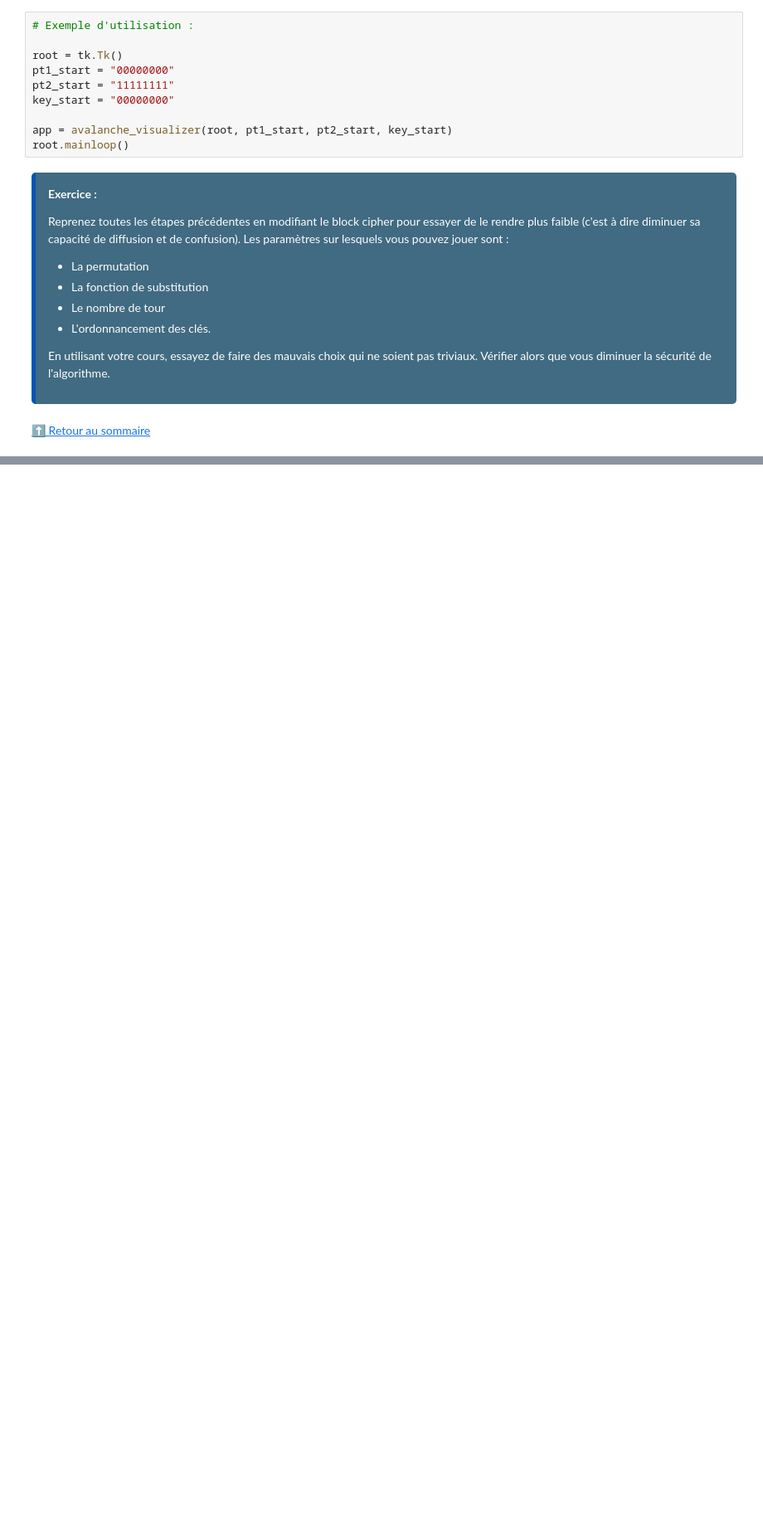
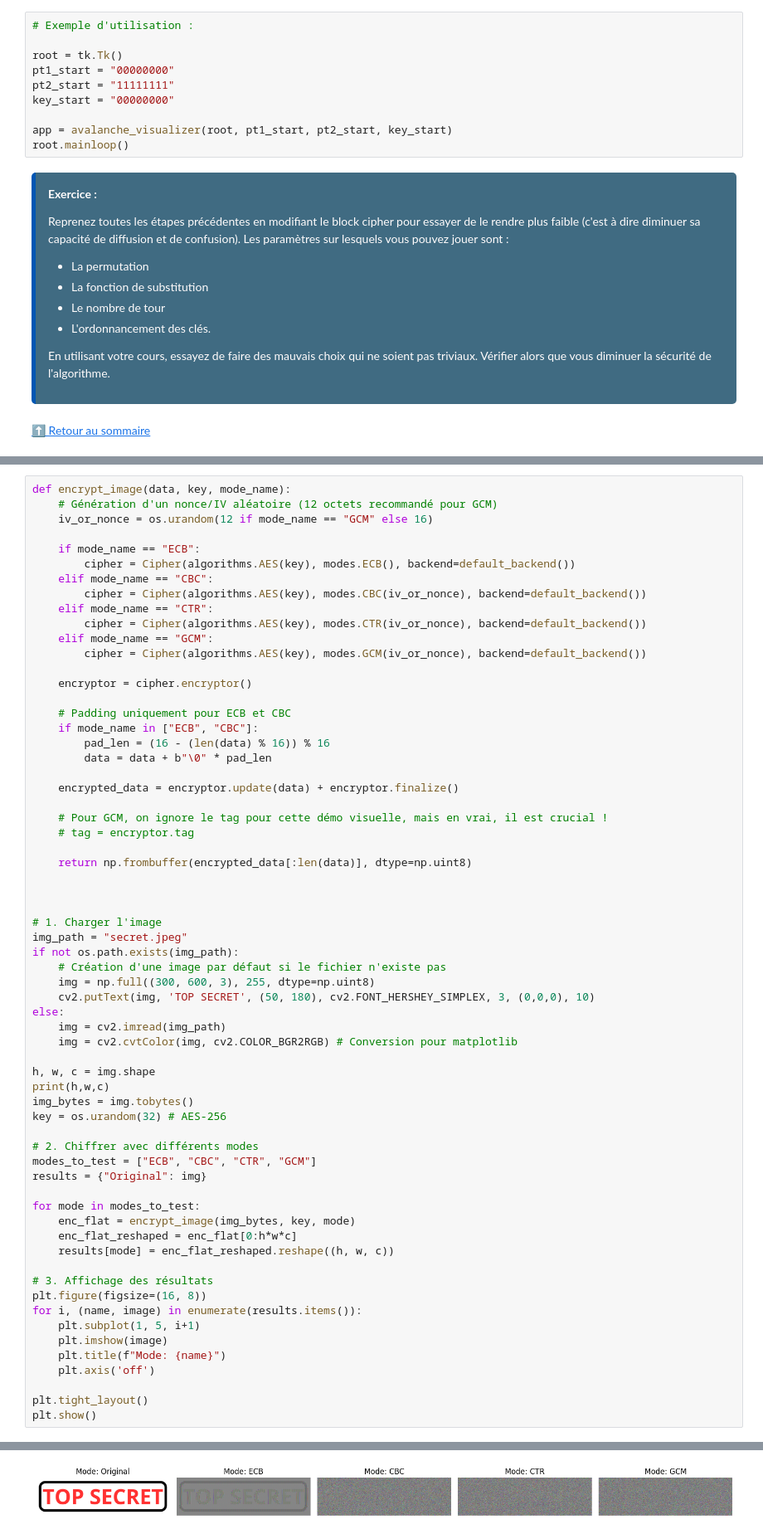
Before and after one commit to jane2L/EnseignementCrypto, a Jupyter notebook: TP_BlockCipher.ipynb, the cells around one changed output, grey strips where cells are left out. Shown at 83% size. Drawn from its saved outputs; the diff is of its cells as text; blank space fills up the shorter version.

Commit message:
Block cipher files created and uptaded

```diff
--- a/TP_BlockCipher.ipynb
+++ b/TP_BlockCipher.ipynb
@@ -501,0 +302,65 @@ En utilisant votre cours, essayez de faire des mauvais choix qui ne soient pas t
+# %%
+def encrypt_image(data, key, mode_name):
+    # Génération d'un nonce/IV aléatoire (12 octets recommandé pour GCM)
+    iv_or_nonce = os.urandom(12 if mode_name == "GCM" else 16)
+
+    if mode_name == "ECB":
+        cipher = Cipher(algorithms.AES(key), modes.ECB(), backend=default_backend())
+    elif mode_name == "CBC":
+        cipher = Cipher(algorithms.AES(key), modes.CBC(iv_or_nonce), backend=default_backend())
+    elif mode_name == "CTR":
+        cipher = Cipher(algorithms.AES(key), modes.CTR(iv_or_nonce), backend=default_backend())
+    elif mode_name == "GCM":
+        cipher = Cipher(algorithms.AES(key), modes.GCM(iv_or_nonce), backend=default_backend())
+
+    encryptor = cipher.encryptor()
+
+    # Padding uniquement pour ECB et CBC
+    if mode_name in ["ECB", "CBC"]:
+        pad_len = (16 - (len(data) % 16)) % 16
+        data = data + b"\0" * pad_len
+
+    encrypted_data = encryptor.update(data) + encryptor.finalize()
+
+    # Pour GCM, on ignore le tag pour cette démo visuelle, mais en vrai, il est crucial !
+    # tag = encryptor.tag
+
+    return np.frombuffer(encrypted_data[:len(data)], dtype=np.uint8)
+
+
+
+# 1. Charger l'image
+img_path = "secret.jpeg"
+if not os.path.exists(img_path):
+    # Création d'une image par défaut si le fichier n'existe pas
+    img = np.full((300, 600, 3), 255, dtype=np.uint8)
+    cv2.putText(img, 'TOP SECRET', (50, 180), cv2.FONT_HERSHEY_SIMPLEX, 3, (0,0,0), 10)
+else:
+    img = cv2.imread(img_path)
+    img = cv2.cvtColor(img, cv2.COLOR_BGR2RGB) # Conversion pour matplotlib
+
+h, w, c = img.shape
+print(h,w,c)
+img_bytes = img.tobytes()
+key = os.urandom(32) # AES-256
+
+# 2. Chiffrer avec différents modes
+modes_to_test = ["ECB", "CBC", "CTR", "GCM"]
+results = {"Original": img}
+
+for mode in modes_to_test:
+    enc_flat = encrypt_image(img_bytes, key, mode)
+    enc_flat_reshaped = enc_flat[0:h*w*c]
+    results[mode] = enc_flat_reshaped.reshape((h, w, c))
+
+# 3. Affichage des résultats
+plt.figure(figsize=(16, 8))
+for i, (name, image) in enumerate(results.items()):
+    plt.subplot(1, 5, i+1)
+    plt.imshow(image)
+    plt.title(f"Mode: {name}")
+    plt.axis('off')
+
+plt.tight_layout()
+plt.show()
+# %% [output]
@@ -501,0 +368 @@ En utilisant votre cours, essayez de faire des mauvais choix qui ne soient pas t
+[figure, added]
```
Also changed, not shown: parts of 9 cells of this notebook, 2 other files.
